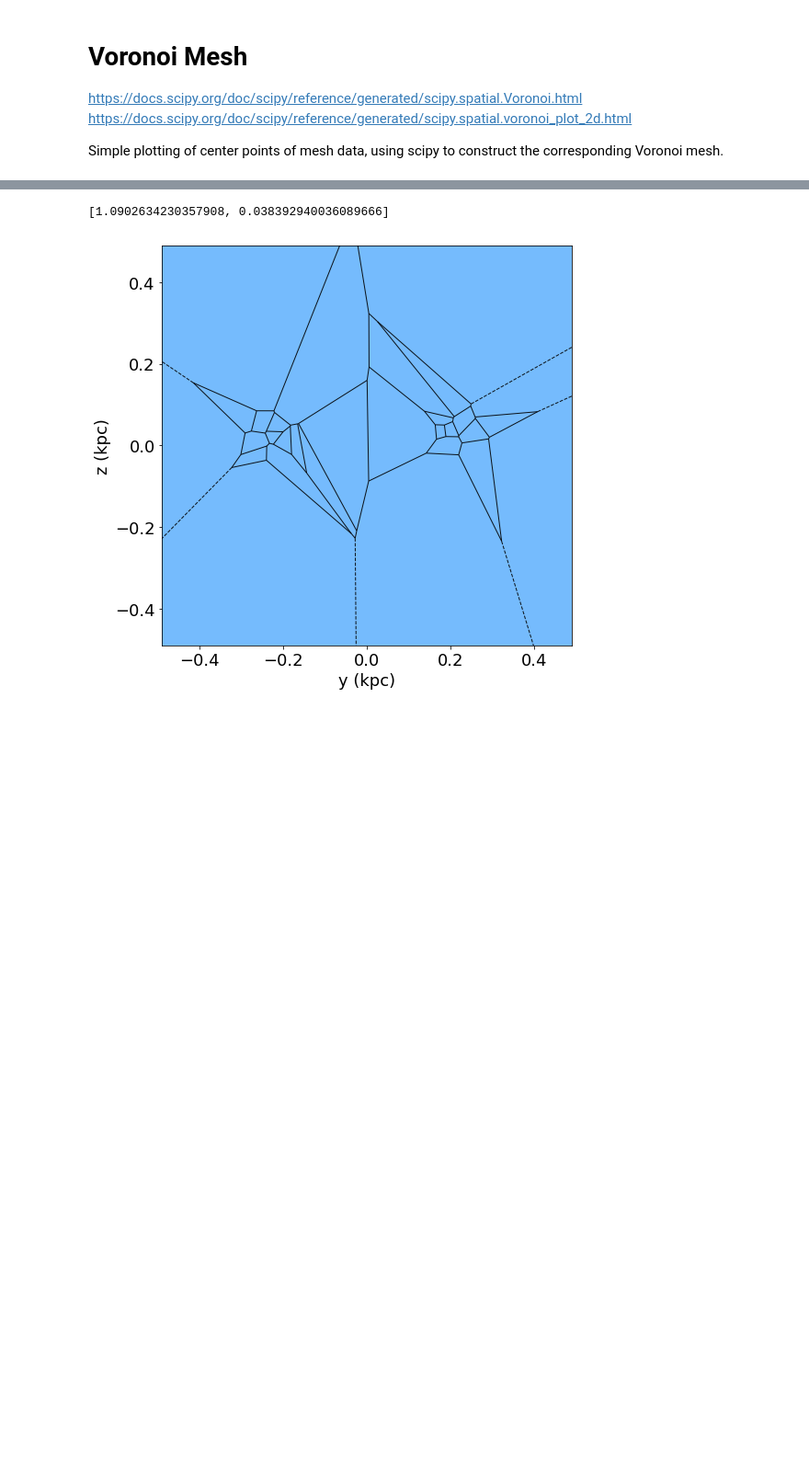
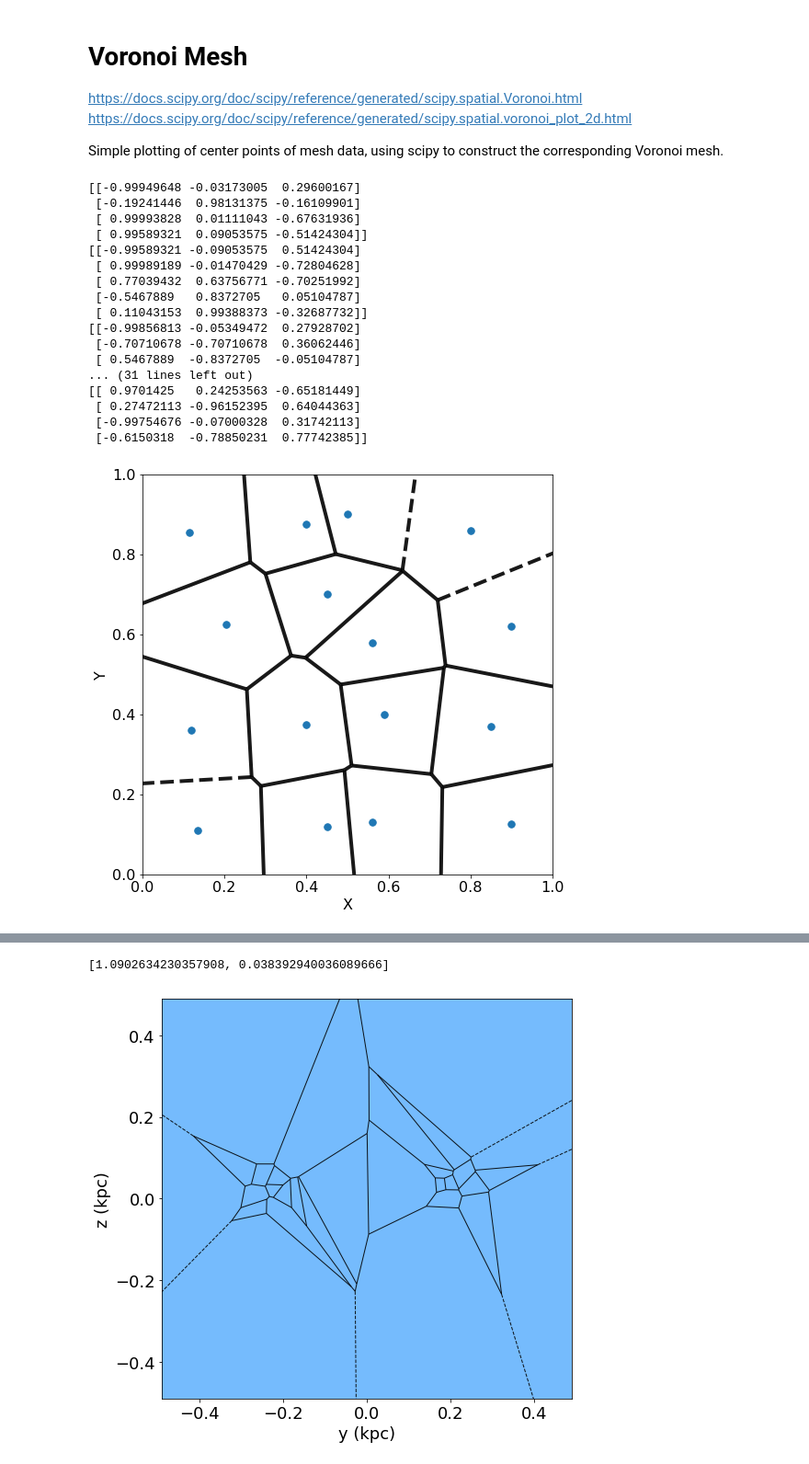
Before and after one commit to seanlabean/PythonProjects, a Jupyter notebook: Astrophysics/voronoi-mesh-scipy.ipynb, the cells around one changed output, grey strips where cells are left out. Shown at 92% size. Cells and saved outputs as stored; diff of their text form; code cells hidden in the pictures; blank space fills up the shorter version.

```diff
--- a/Astrophysics/voronoi-mesh-scipy.ipynb
+++ b/Astrophysics/voronoi-mesh-scipy.ipynb
@@ -22,4 +22,63 @@ def voronoi_volumes(points):
     return vol
+# %%
+import numpy as np
+import matplotlib
+#matplotlib.use('agg')
+font = {'family' : 'sans',
+        'weight' : 'normal',
+        'size'   : 16}
+
+matplotlib.rc('font', **font)
+points = np.array([[0.135,0.11],[0.45,0.12],[0.56,0.13], [0.9,0.125],
+                   [0.12,0.36],[0.4,0.375],[0.59,0.4], [0.85,0.37],
+                  [0.205,0.625],[0.45,0.7],[0.56,0.58], [0.9,0.62],
+                  [0.115,0.855],[0.4,0.875],[0.5,0.9], [0.8,0.86]])
+from scipy.spatial import Voronoi, ConvexHull, voronoi_plot_2d
+vor = Voronoi(points)
+#print("vertices: \npositions of all voronoi cell vertices (order corresponds to vertex ID)\n", vor.vertices)
+#print("regions: \nindices of voronoi vertices for each voronoi cell\n", vor.regions)
+#print("points: \nvoronoi cell centers\n", vor.points)
+#print "ridge verticies\n", vor.ridge_vertices
+#print "ridge points\n", vor.ridge_points
+#print("point region: \nindex of vor.region corresponding to vor.points\n", vor.point_region)
+volume = voronoi_volumes(points)
+#print("voulme: \nsame order as vor.points\n", volume)
+import matplotlib.pyplot as plt
+from matplotlib.patches import Rectangle
+plt.figure(figsize=(8, 8))
+ax = plt.gca()
+#ax.set_facecolor('xkcd:dark red')
+ax.set_facecolor('white')
+fig = voronoi_plot_2d(vor,ax,show_vertices=False,line_colors='black',line_width=4, line_alpha=0.9, point_size=15)
+#plt.gca().add_patch(Rectangle((-1.5,0.5),1.7,1.7,
+#                    edgecolor='red',
+#                    facecolor='none',
+#                    lw=4))
+plt.xlabel('X')
+plt.ylabel('Y')
+plt.xlim(0,1.0)
+plt.ylim(0,1.0)
+plt.show()
+plt.close()
+# %% [output]
+[[-0.99949648 -0.03173005  0.29600167]
+ [-0.19241446  0.98131375 -0.16109901]
+ [ 0.99993828  0.01111043 -0.67631936]
+ [ 0.99589321  0.09053575 -0.51424304]]
+[[-0.99589321 -0.09053575  0.51424304]
+ [ 0.99989189 -0.01470429 -0.72804628]
+ [ 0.77039432  0.63756771 -0.70251992]
+ [-0.5467889   0.8372705   0.05104787]
+ [ 0.11043153  0.99388373 -0.32687732]]
+[[-0.99856813 -0.05349472  0.27928702]
+ [-0.70710678 -0.70710678  0.36062446]
+ [ 0.5467889  -0.8372705  -0.05104787]
+... (31 lines left out)
+[[ 0.9701425   0.24253563 -0.65181449]
+ [ 0.27472113 -0.96152395  0.64044363]
+ [-0.99754676 -0.07000328  0.31742113]
+ [-0.6150318  -0.78850231  0.77742385]]
+[figure, added]
 # %%
 import numpy as np
 import matplotlib
```
Also changed, not shown: parts of 2 cells of this notebook.
